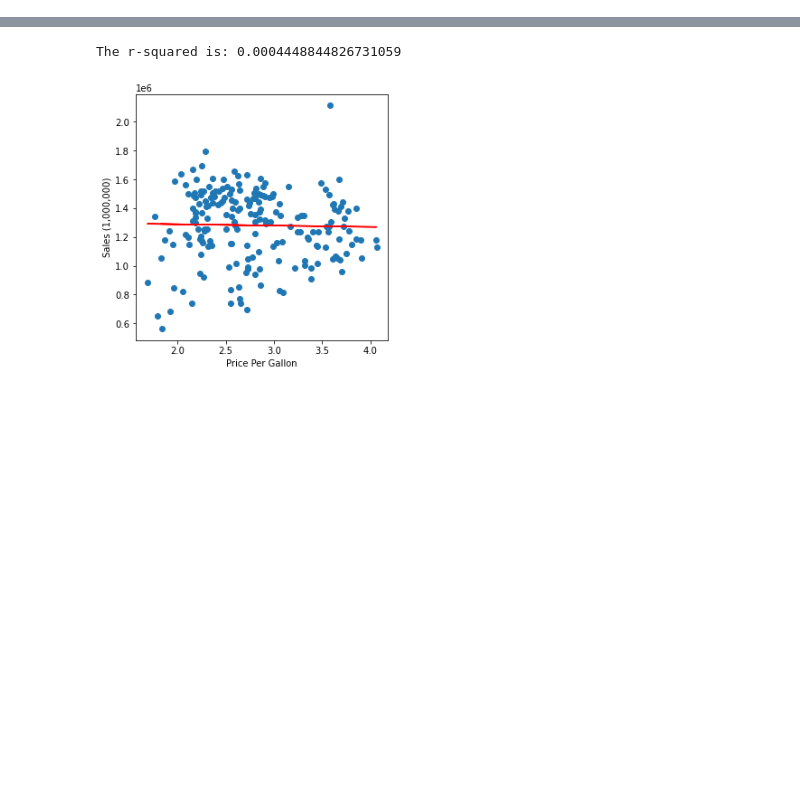
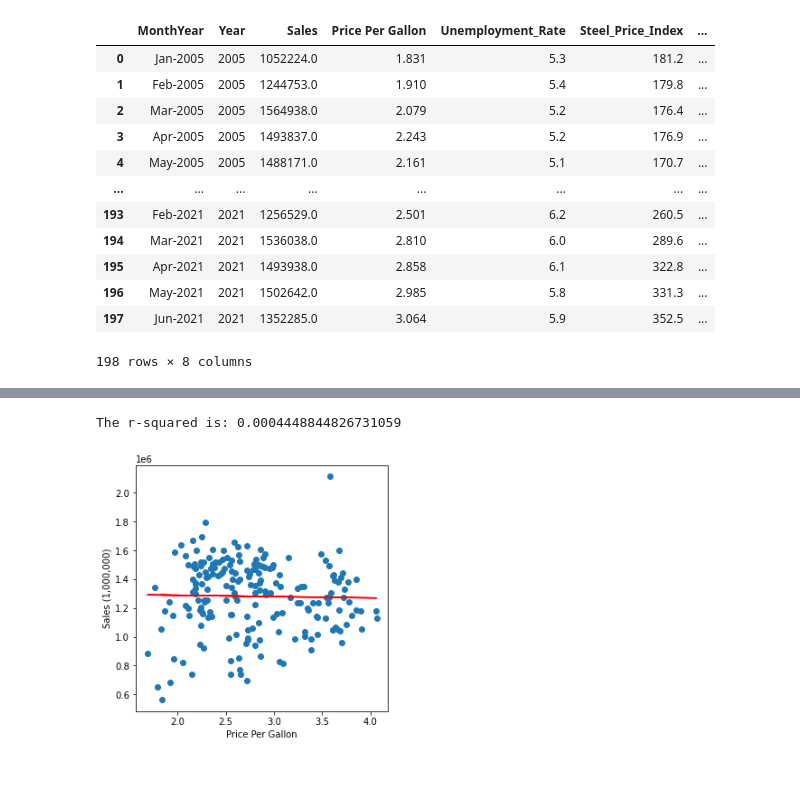
Before and after one commit to michelleherman13/auto-sales, a Jupyter notebook: data/LinearRegression_DH.ipynb, the cells around one changed output, grey strips where cells are left out. Cells and saved outputs as stored; diff of their text form; code cells hidden in the pictures; blank space fills up the shorter version.

```diff
--- a/data/LinearRegression_DH.ipynb
+++ b/data/LinearRegression_DH.ipynb
@@ -8,4 +8,18 @@ from scipy.stats import linregress
 import json
 # %%
 df = pd.read_csv('final_data.csv')
-# df
+df
+# %% [output]
+|  | MonthYear | Year | Sales | Price Per Gallon | Unemployment_Rate | Steel_Price_Index | ... |
+| 0 | Jan-2005 | 2005 | 1052224.0 | 1.831 | 5.3 | 181.2 | ... |
+| 1 | Feb-2005 | 2005 | 1244753.0 | 1.910 | 5.4 | 179.8 | ... |
+| 2 | Mar-2005 | 2005 | 1564938.0 | 2.079 | 5.2 | 176.4 | ... |
+| 3 | Apr-2005 | 2005 | 1493837.0 | 2.243 | 5.2 | 176.9 | ... |
+| 4 | May-2005 | 2005 | 1488171.0 | 2.161 | 5.1 | 170.7 | ... |
+| ... | ... | ... | ... | ... | ... | ... | ... |
+| 193 | Feb-2021 | 2021 | 1256529.0 | 2.501 | 6.2 | 260.5 | ... |
+| 194 | Mar-2021 | 2021 | 1536038.0 | 2.810 | 6.0 | 289.6 | ... |
+| 195 | Apr-2021 | 2021 | 1493938.0 | 2.858 | 6.1 | 322.8 | ... |
+| 196 | May-2021 | 2021 | 1502642.0 | 2.985 | 5.8 | 331.3 | ... |
+| 197 | Jun-2021 | 2021 | 1352285.0 | 3.064 | 5.9 | 352.5 | ... |
+198 rows × 8 columns
```
Also changed, not shown: parts of 3 cells of this notebook, 6 other files.
